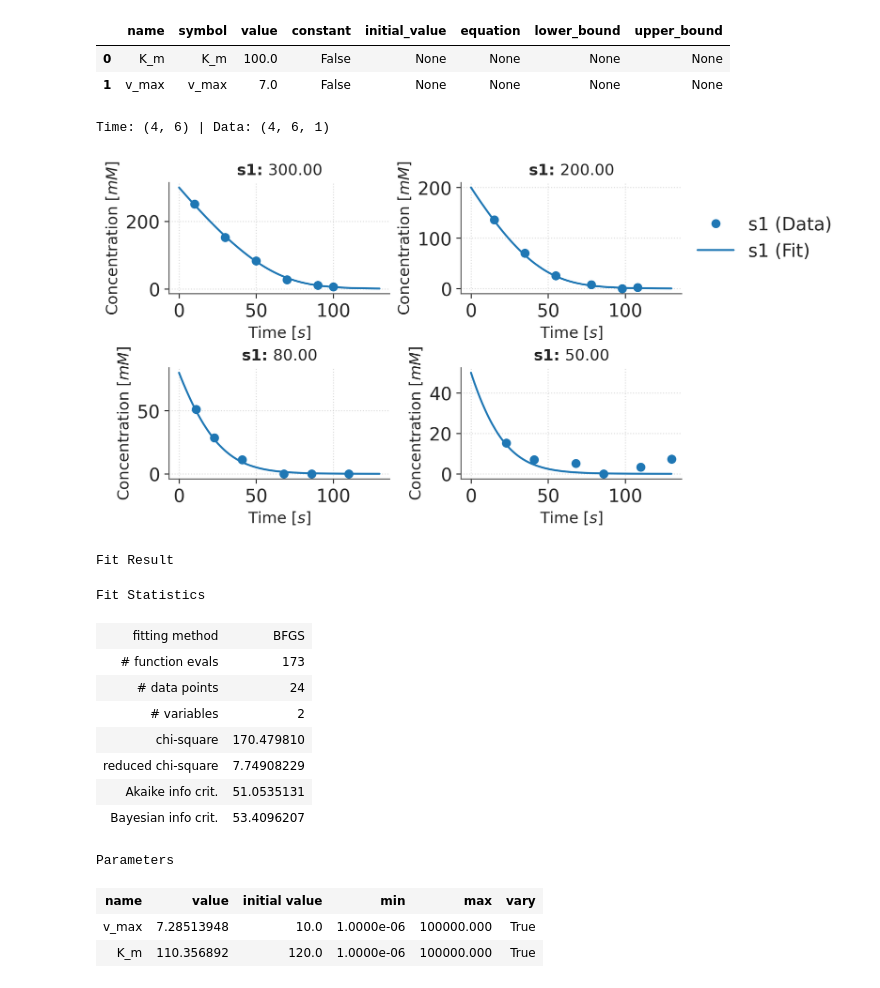
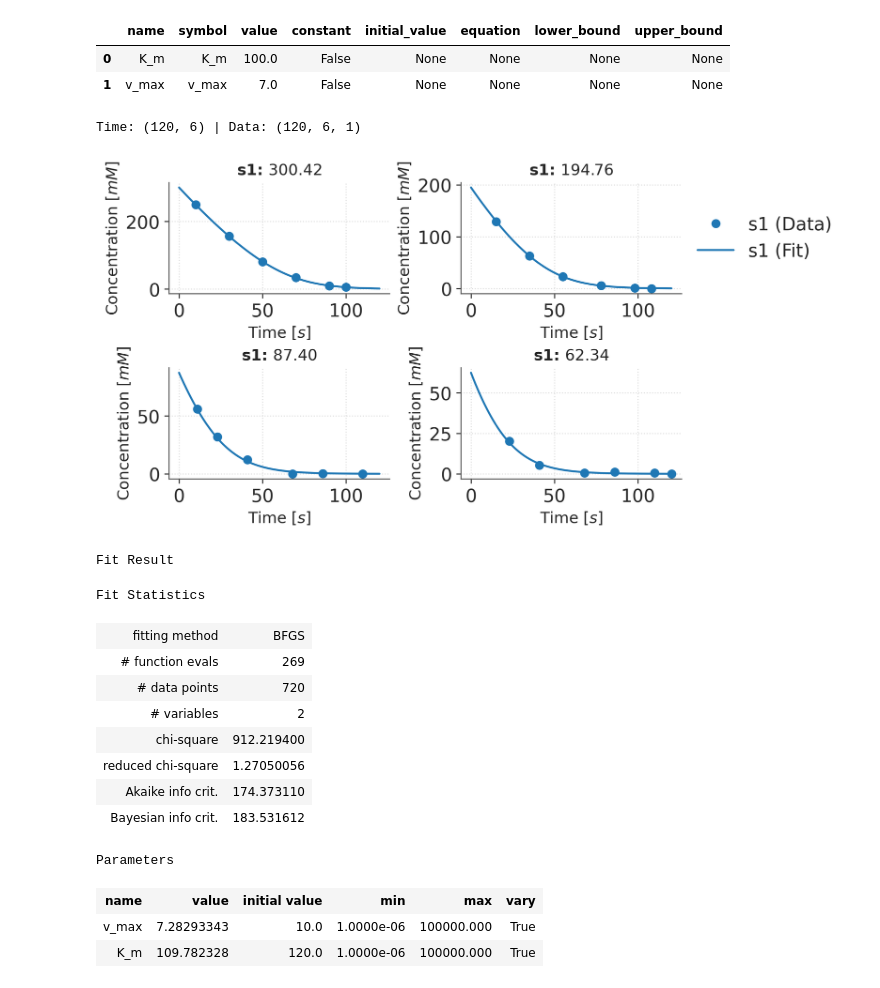
Before and after one commit to JR-1991/Catalax, a Jupyter notebook: examples/Optimization.ipynb, the cells around one changed output. Drawn from its saved outputs; the diff is of its cells as text; code cells hidden in the pictures.

```diff
--- a/examples/Optimization.ipynb
+++ b/examples/Optimization.ipynb
@@ -16,6 +13,6 @@ jax.config.update("jax_enable_x64", True)
 # %%
 # Initialize the model
-model = Model(name="Simple menten model")
+model = ctx.Model(name="Simple menten model")
 
 # Add species
 model.add_species("s1")
@@ -36,50 +33,25 @@ $\displaystyle \frac{d}{d t} s_{1} = - \frac{s_{1} v_{max}}{K_{m} + s_{1}}$
 |  | name | symbol | value | constant | initial_value | equation | lower_bound | upper_bound |
 | 0 | K_m | K_m | 100.0 | False | None | None | None | None |
 | 1 | v_max | v_max | 7.0 | False | None | None | None | None |
-# %%
-# Generate irregular time series data
-# from a simple menten model
-
-# Data is sampled at different time points
-# and also not at zero to reflect realistic
-# scenarios
-time = jnp.array([
-    [10, 30 ,50 ,70 ,90, 100],
-    [15, 35, 55, 78, 98, 108],
-    [11, 23, 41 , 68, 86, 110],
-    [23, 41, 68, 86, 110, 130],
-])
-
-# Set initial conditions above and below the
-# true Km value for the sake of the example
-initial_conditions = [
-    {"s1": 300.0},
-    {"s1": 200.0},
-    {"s1": 80.0},
-    {"s1": 50.0},
-]
-
-time, data = model.simulate(
-    initial_conditions=initial_conditions,
-    dt0=0.1, saveat=time, in_axes=(0, None, 0)
-)
-
-# Add some noise for realism
-data = np.random.normal(data, 3.0).clip(min=0)
-
-print(f"Time: {time.shape} | Data: {data.shape}")
-# %% [output]
-Time: (4, 6) | Data: (4, 6, 1)
+# %%
+# Load data
+data = jnp.load("./data/data.npy")
+time = jnp.load("./data/time.npy")
+initial_conditions = json.load(open("./data/initial_conditions.json", "r"))
+
+print(f"Time: {time.shape} | Data: {data.shape}")
+# %% [output]
+Time: (120, 6) | Data: (120, 6, 1)
 # %%
-f = visualize(
+f = ctx.visualize(
     model=model,
-    data=data,
-    times=time,
-    initial_conditions=initial_conditions,
+    data=data[:4],
+    times=time[:4],
+    initial_conditions=initial_conditions[:4],
     figsize=(4,2),
 )
 # %% [output]
-[figure, old version]
+[figure, new version]
 # %%
 # In order to perform optimization, we need to add initial values.
 model.parameters.v_max.initial_value = 10.0
@@ -90,7 +62,7 @@ model.parameters.v_max.value = None
 model.parameters.K_m.value = None
 # %%
 # Perform the optimization
-result, new_model = optimize(
+result, new_model = ctx.optimize(
     model=model,
     initial_conditions=initial_conditions,
     data=data,
@@ -103,15 +75,15 @@ result, new_model = optimize(
 Fit Result
 Fit Statistics
 | fitting method | BFGS |
-| # function evals | 173 |
-| # data points | 24 |
+| # function evals | 269 |
+| # data points | 720 |
 | # variables | 2 |
-| chi-square | 170.479810 |
-| reduced chi-square | 7.74908229 |
-| Akaike info crit. | 51.0535131 |
-| Bayesian info crit. | 53.4096207 |
+| chi-square | 912.219400 |
+| reduced chi-square | 1.27050056 |
+| Akaike info crit. | 174.373110 |
+| Bayesian info crit. | 183.531612 |
 Parameters
 | name | value | initial value | min | max | vary |
-| v_max | 7.28513948 | 10.0 | 1.0000e-06 | 100000.000 | True |
-| K_m | 110.356892 | 120.0 | 1.0000e-06 | 100000.000 | True |
+| v_max | 7.28293343 | 10.0 | 1.0000e-06 | 100000.000 | True |
+| K_m | 109.782328 | 120.0 | 1.0000e-06 | 100000.000 | True |
 # %%
```
Also changed, not shown: parts of 2 cells of this notebook, 13 other files.
